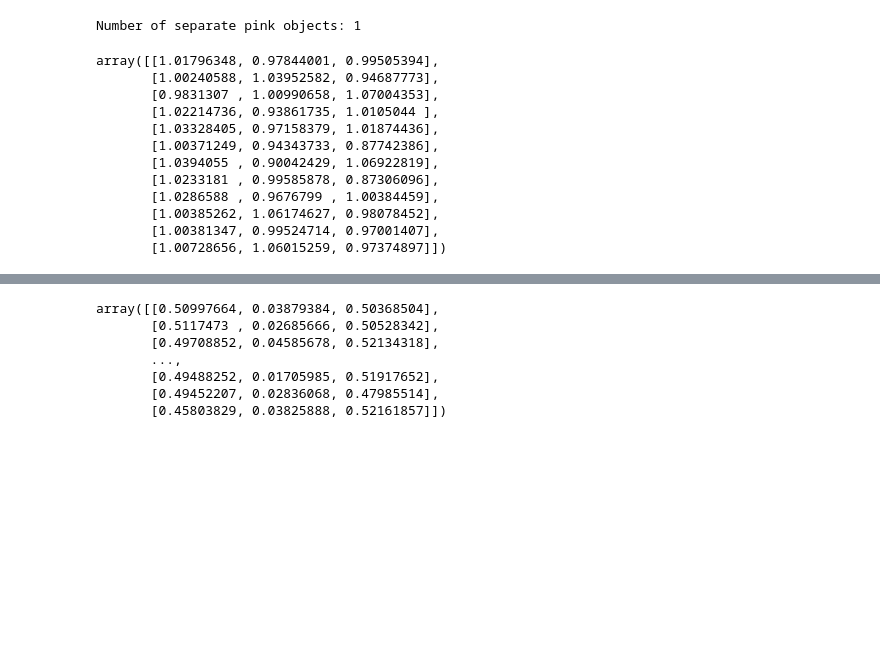
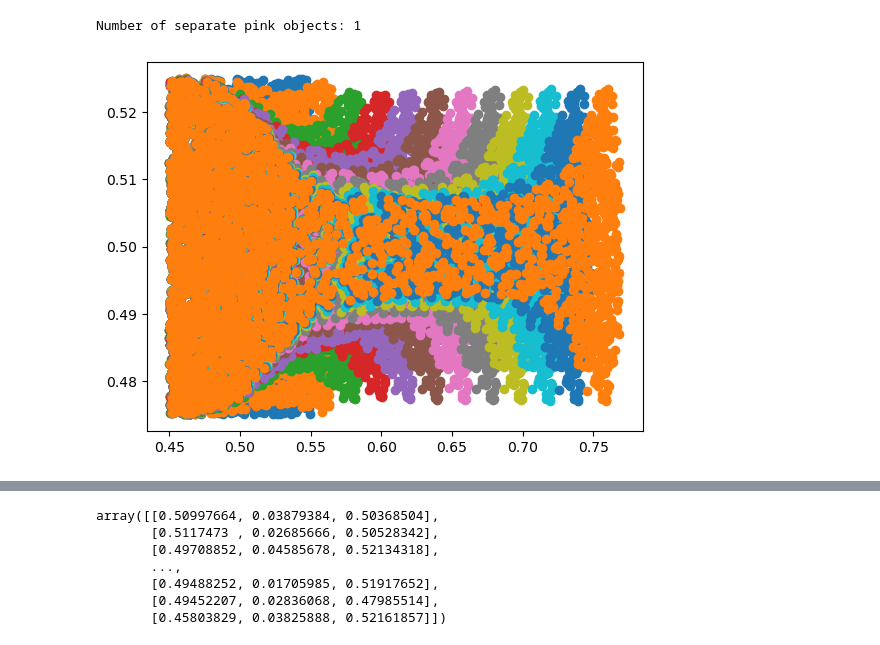
Before and after one commit to Kuroki1931/UniDOM, a Jupyter notebook: LDOM/policy/scripts/stretch.ipynb, the cells around one changed output, grey strips where cells are left out. Saved outputs shown, nothing was run; the diff lists cells and outputs as text; code cells hidden in the pictures; blank space fills up the shorter version.

```diff
--- a/LDOM/policy/scripts/stretch.ipynb
+++ b/LDOM/policy/scripts/stretch.ipynb
@@ -52,17 +52,12 @@ image = cv2.imread('/root/ExPCP/policy/pbm/output/Rope/Rope-v1/2023-05-03 10:26:
 import numpy as np
 aaa = np.load('/root/ExPCP/policy/pbm/output/Rope/Rope-v39/2023-05-03 12:29:08.907094/action.npy')
 # %%
-aaa
+import pickle
+import matplotlib.pyplot as plt
+with open('/home/robot_dev4/kuroki/UniDOM/ExPCP/policy/pbm/experts/Rope/Rope-v1/expert_0.0000_01:39:18.pickle', 'rb') as f:
+    data = pickle.load(f)
-# %% [output]
-array([[1.01796348, 0.97844001, 0.99505394],
-       [1.00240588, 1.03952582, 0.94687773],
-       [0.9831307 , 1.00990658, 1.07004353],
-       [1.02214736, 0.93861735, 1.0105044 ],
-       [1.03328405, 0.97158379, 1.01874436],
-       [1.00371249, 0.94343733, 0.87742386],
-       [1.0394055 , 0.90042429, 1.06922819],
-       [1.0233181 , 0.99585878, 0.87306096],
-       [1.0286588 , 0.9676799 , 1.00384459],
-       [1.00385262, 1.06174627, 0.98078452],
-       [1.00381347, 0.99524714, 0.97001407],
-       [1.00728656, 1.06015259, 0.97374897]])
+# %%
+for i in data['plasticine_pc']:
+    plt.scatter(i[:, 0], i[:, 2])
+# %% [output]
+[figure, added]
```
Also changed, not shown: parts of 1 cell of this notebook, 6 other files.
